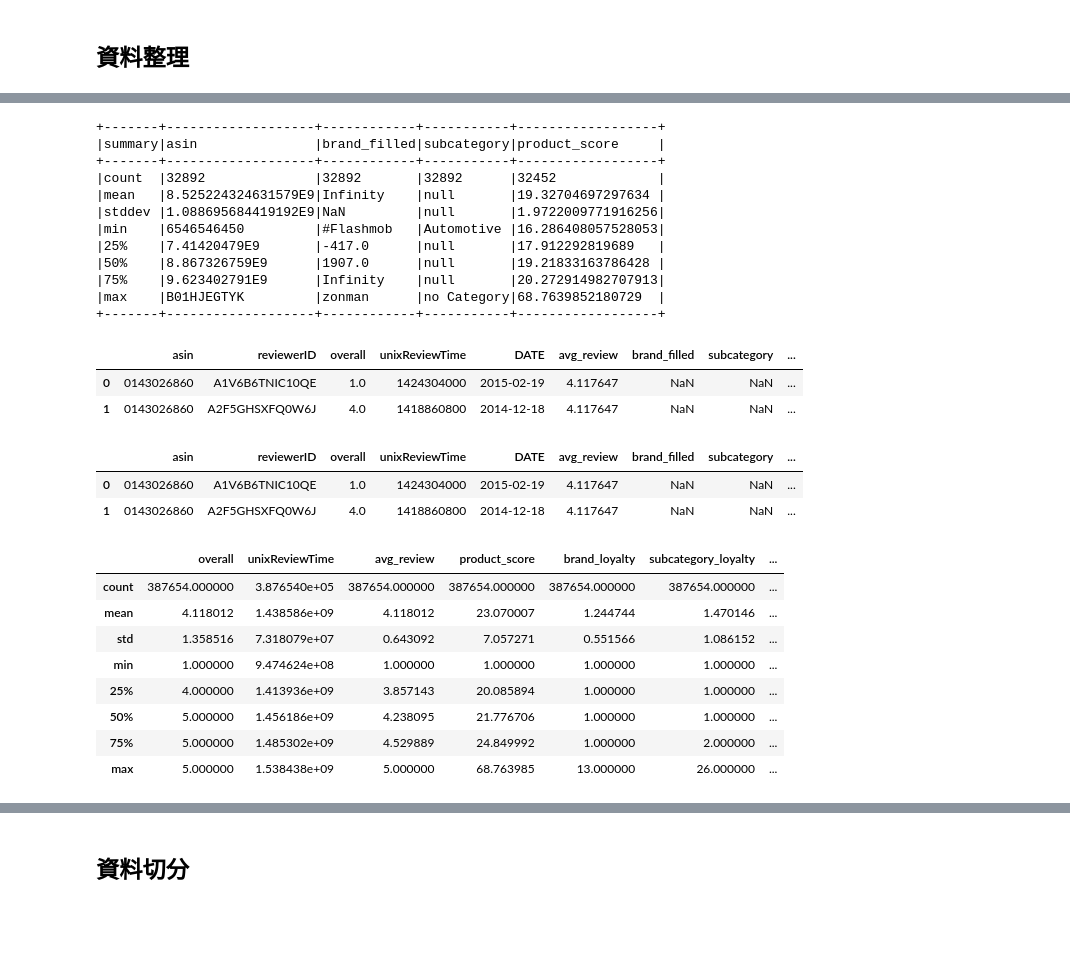
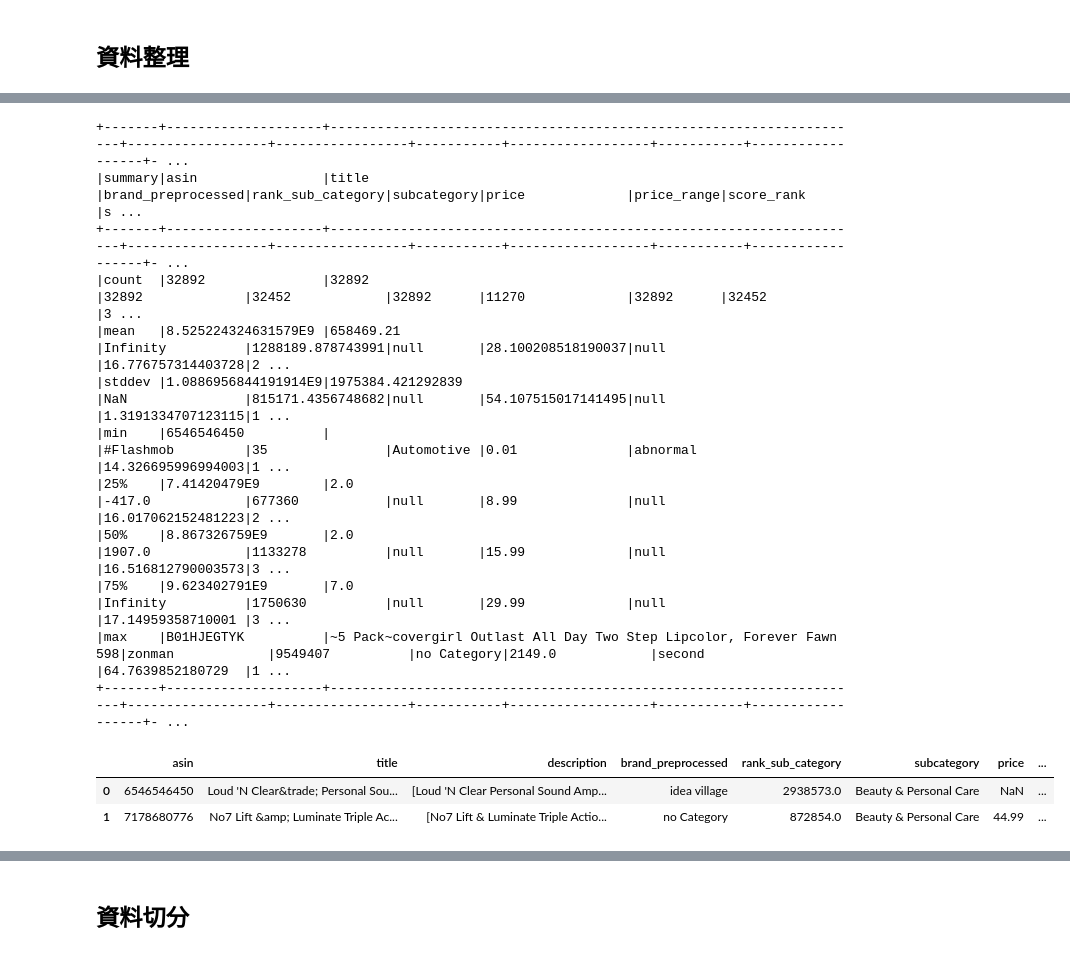
Before and after one commit to pearlpeiwenhuang/data-course-sample, a Jupyter notebook: content-based.ipynb, the cells around one changed output, grey strips where cells are left out. Saved outputs shown, nothing was run; the diff lists cells and outputs as text; code cells hidden in the pictures; blank space fills up the shorter version.

```diff
--- a/content-based.ipynb
+++ b/content-based.ipynb
@@ -135,6 +148,7 @@ metadata = metadata.select(col("*"), when(col("sub_category") == 'Beauty & Perso
                   .when(col("sub_category") == 'Beauty & Personal Care See Top 100', 'Beauty & Personal Care')
                   .when(col("sub_category") == 'Beauty & Personal Care See top 100', 'Beauty & Personal Care')
                   .when(col("sub_category") == 'Beauty &amp Personal Care ', 'Beauty & Personal Care')
+                  .when(col("sub_category") == 'Beauty &amp Personal Care', 'Beauty & Personal Care')
                   .when(col("sub_category") == 'Grocery & Gourmet Food ', 'Grocery & Gourmet Food')
                   .when(col("sub_category") == 'Grocery & Gourmet Food See Top 100', 'Grocery & Gourmet Food')
                   .when(col("sub_category") == 'Grocery &amp Gourmet Food ', 'Grocery & Gourmet Food')
@@ -149,7 +163,13 @@ metadata = metadata.select(col("*"), when(col("sub_category") == 'Beauty & Perso
                   .when(col("brand") == '.......', 'no Category')
                   .when(col("brand") == '.........', 'no Category')
                   .when(col("brand").isNull(), 'no Category')
-                  .otherwise(col("brand")).alias("brand_filled"))
+                  .otherwise(col("brand")).alias("brand_preprocessed")
+                  , when((col("price") >= 0.01) & (col("price") < 8.99), 'first')
+                  .when((col("price") >= 8.99) & (col("price") < 15.99), 'second')
+                  .when((col("price") >= 15.99) & (col("price") < 29.99), 'avg')
+                  .when((col("price") >= 29.99) & (col("price") < 200.00), 'fourth')
+                  .when((col("price") >= 200.00) & (col("price") < 2150.0), 'luxury')
+                  .otherwise('abnormal').alias("price_range"))
 # %%
 # if the info on below variables are not null, then sum as 1
 # log10 rank by sub_category and multiply 100 as score
@@ -162,19 +193,20 @@ metadata_selected = metadata_scored.select("asin", "brand_filled", "subcategory"
 # %%
 # metadata.stat.corr("rank_sub_category", "score_if")
 # metadata_scored.summary().show(10, False)
+metadata_selected = metadata_scored.select("asin", "title", "description", "brand_preprocessed", "rank_sub_category", "subcategory", "price", "price_range", "score_rank", "score_if")
 metadata_selected.summary().show(10, False)
 # %% [output]
-+-------+-------------------+------------+-----------+------------------+
-|summary|asin               |brand_filled|subcategory|product_score     |
-+-------+-------------------+------------+-----------+------------------+
-|count  |32892              |32892       |32892      |32452             |
-|mean   |8.525224324631579E9|Infinity    |null       |19.32704697297634 |
-|stddev |1.088695684419192E9|NaN         |null       |1.9722009771916256|
-|min    |6546546450         |#Flashmob   |Automotive |16.286408057528053|
-|25%    |7.41420479E9       |-417.0      |null       |17.912292819689   |
-|50%    |8.867326759E9      |1907.0      |null       |19.21833163786428 |
-|75%    |9.623402791E9      |Infinity    |null       |20.272914982707913|
-|max    |B01HJEGTYK         |zonman      |no Category|68.7639852180729  |
-+-------+-------------------+------------+-----------+------------------+
++-------+--------------------+---------------------------------------------------------------------+------------------+-----------------+-----------+------------------+-----------+------------------+- ...
+|summary|asin                |title                                                                |brand_preprocessed|rank_sub_category|subcategory|price             |price_range|score_rank        |s ...
++-------+--------------------+---------------------------------------------------------------------+------------------+-----------------+-----------+------------------+-----------+------------------+- ...
+|count  |32892               |32892                                                                |32892             |32452            |32892      |11270             |32892      |32452             |3 ...
+|mean   |8.525224324631579E9 |658469.21                                                            |Infinity          |1288189.878743991|null       |28.100208518190037|null       |16.776757314403728|2 ...
+|stddev |1.0886956844191914E9|1975384.421292839                                                    |NaN               |815171.4356748682|null       |54.107515017141495|null       |1.3191334707123115|1 ...
+|min    |6546546450          |                                                                     |#Flashmob         |35               |Automotive |0.01              |abnormal   |14.326695996994003|1 ...
+|25%    |7.41420479E9        |2.0                                                                  |-417.0            |677360           |null       |8.99              |null       |16.017062152481223|2 ...
+|50%    |8.867326759E9       |2.0                                                                  |1907.0            |1133278          |null       |15.99             |null       |16.516812790003573|3 ...
+|75%    |9.623402791E9       |7.0                                                                  |Infinity          |1750630          |null       |29.99             |null       |17.14959358710001 |3 ...
+|max    |B01HJEGTYK          |~5 Pack~covergirl Outlast All Day Two Step Lipcolor, Forever Fawn 598|zonman            |9549407          |no Category|2149.0            |second     |64.7639852180729  |1 ...
++-------+--------------------+---------------------------------------------------------------------+------------------+-----------------+-----------+------------------+-----------+------------------+- ...
 # %%
 metadata_pd = metadata_selected.toPandas()
@@ -186,32 +212,0 @@ ratings['avg_review'] = ratings.groupby(['asin'])['overall'].transform('mean')
-# %%
-ratings_metadata = pd.merge(ratings,metadata_pd,on='asin',how='left')
-ratings_metadata.head(2)
-# %% [output]
-|  | asin | reviewerID | overall | unixReviewTime | DATE | avg_review | brand_filled | subcategory | ... |
-| 0 | 0143026860 | A1V6B6TNIC10QE | 1.0 | 1424304000 | 2015-02-19 | 4.117647 | NaN | NaN | ... |
-| 1 | 0143026860 | A2F5GHSXFQ0W6J | 4.0 | 1418860800 | 2014-12-18 | 4.117647 | NaN | NaN | ... |
-# %%
-ratings_metadata['brand_loyalty'] = ratings_metadata.groupby(["reviewerID", "brand_filled"])["asin"].transform('count')
-ratings_metadata['brand_loyalty'].fillna(1, inplace=True)
-ratings_metadata['subcategory_loyalty'] = ratings_metadata.groupby(["reviewerID", "subcategory"])["asin"].transform('count')
-ratings_metadata['subcategory_loyalty'].fillna(1, inplace=True)
-ratings_metadata['product_popularity'] = ratings_metadata.groupby(["asin"])["reviewerID"].transform('count')
-ratings_metadata['product_score'].fillna(1, inplace=True)
-ratings_metadata['avg_brandLoyalty'] = ratings_metadata.groupby(["asin"])["brand_loyalty"].transform('mean')
-ratings_metadata.head(2)
-# %% [output]
-|  | asin | reviewerID | overall | unixReviewTime | DATE | avg_review | brand_filled | subcategory | ... |
-| 0 | 0143026860 | A1V6B6TNIC10QE | 1.0 | 1424304000 | 2015-02-19 | 4.117647 | NaN | NaN | ... |
-| 1 | 0143026860 | A2F5GHSXFQ0W6J | 4.0 | 1418860800 | 2014-12-18 | 4.117647 | NaN | NaN | ... |
-# %%
-ratings_metadata.describe()
-# %% [output]
-|  | overall | unixReviewTime | avg_review | product_score | brand_loyalty | subcategory_loyalty | ... |
-| count | 387654.000000 | 3.876540e+05 | 387654.000000 | 387654.000000 | 387654.000000 | 387654.000000 | ... |
-| mean | 4.118012 | 1.438586e+09 | 4.118012 | 23.070007 | 1.244744 | 1.470146 | ... |
-| std | 1.358516 | 7.318079e+07 | 0.643092 | 7.057271 | 0.551566 | 1.086152 | ... |
-| min | 1.000000 | 9.474624e+08 | 1.000000 | 1.000000 | 1.000000 | 1.000000 | ... |
-| 25% | 4.000000 | 1.413936e+09 | 3.857143 | 20.085894 | 1.000000 | 1.000000 | ... |
-| 50% | 5.000000 | 1.456186e+09 | 4.238095 | 21.776706 | 1.000000 | 1.000000 | ... |
-| 75% | 5.000000 | 1.485302e+09 | 4.529889 | 24.849992 | 1.000000 | 2.000000 | ... |
-| max | 5.000000 | 1.538438e+09 | 5.000000 | 68.763985 | 13.000000 | 26.000000 | ... |
@@ -217,0 +216,6 @@ ratings_metadata.describe()
+# %%
+metadata_pd.head(2)
+# %% [output]
+|  | asin | title | description | brand_preprocessed | rank_sub_category | subcategory | price | ... |
+| 0 | 6546546450 | Loud 'N Clear&trade; Personal Sou... | [Loud 'N Clear Personal Sound Amp... | idea village | 2938573.0 | Beauty & Personal Care | NaN | ... |
+| 1 | 7178680776 | No7 Lift &amp; Luminate Triple Ac... | [No7 Lift & Luminate Triple Actio... | no Category | 872854.0 | Beauty & Personal Care | 44.99 | ... |
```
Also changed, not shown: parts of 45 cells of this notebook.
